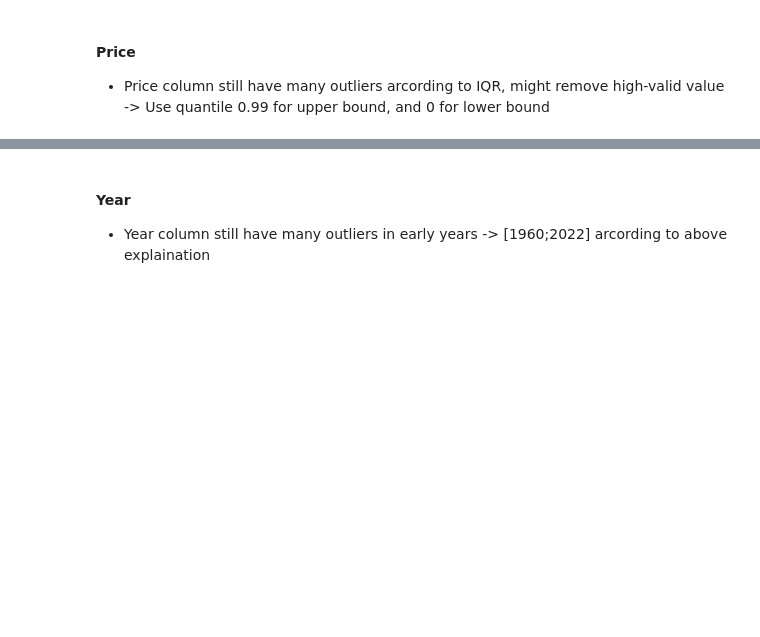
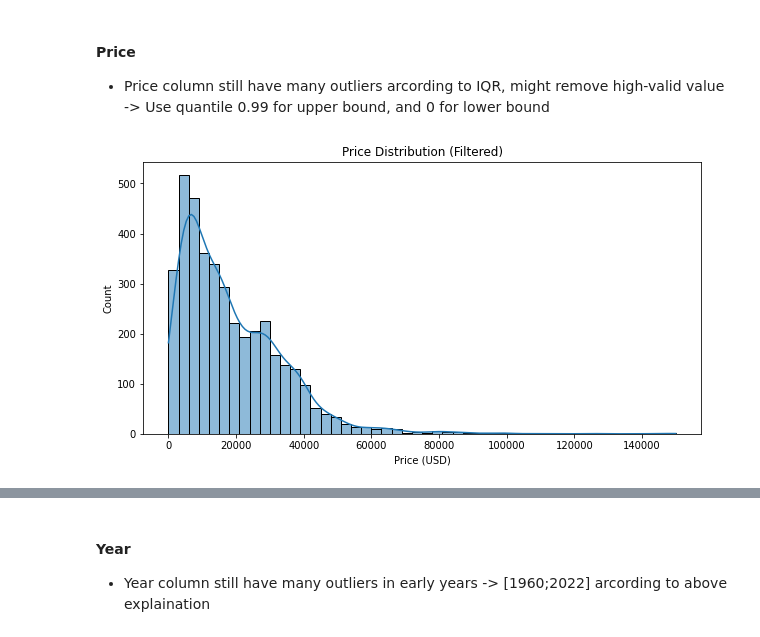
Before and after one commit to Hoaingocnguyen1/DSEB64A, a Jupyter notebook: car-price-prediction-with-pyspark.ipynb, the cells around one changed output, grey strips where cells are left out. Cells and saved outputs as stored; diff of their text form; code cells hidden in the pictures; blank space fills up the shorter version.

```diff
--- a/car-price-prediction-with-pyspark.ipynb
+++ b/car-price-prediction-with-pyspark.ipynb
@@ -434,13 +469,15 @@ Duplicated rows: 8509
 #### Price
 * Price column still have many outliers arcording to IQR, might remove high-valid value -> Use quantile 0.99 for upper bound, and 0 for lower bound
 # %%
-# price_df = df_cars.select("price") \
-#     .where("price > 0 AND price < 150000") \
-#     .toPandas()
+price_df = df_sample.select("price") \
+    .where("price > 0 AND price < 150000") \
+    .toPandas()
 
-# plt.figure(figsize=(10,5))
-# sns.histplot(price_df["price"], bins=50, kde=True)
-# plt.title("Price Distribution (Filtered)")
-# plt.xlabel("Price (USD)")
-# plt.ylabel("Count")
-# plt.show()
+plt.figure(figsize=(10,5))
+sns.histplot(price_df["price"], bins=50, kde=True)
+plt.title("Price Distribution (Filtered)")
+plt.xlabel("Price (USD)")
+plt.ylabel("Count")
+plt.show()
+# %% [output]
+[figure, added]
```
Also changed, not shown: parts of 36 cells of this notebook.
